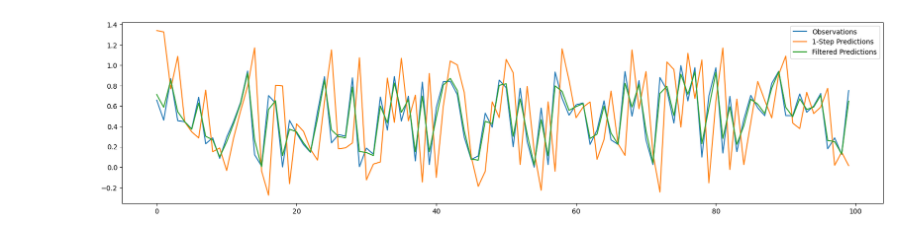
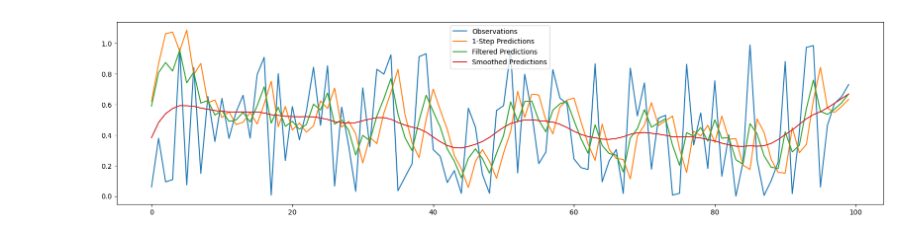
Before and after one commit to Lepecin/dlm_dissertation, a Jupyter notebook: test.ipynb, the cells around one changed output. Drawn from its saved outputs; the diff is of its cells as text; code cells hidden in the pictures.

Commit message:
Add smoother

```diff
--- a/test.ipynb
+++ b/test.ipynb
@@ -17,35 +17,32 @@ n0.covariance = rand_nnd(p, 1)
 b_e = numpy.zeros((p, n)) # p by n
 b_p = numpy.zeros((m, n)) # m by n
 
-a_e = numpy.array([[1,1,1],[0,1,0],[0,0,1]]) # p by p
+a_e = numpy.array([[1,1,0],[0,1,0],[0,0,1]]) # p by p
 a_p = numpy.array([[1,0,0]]) # m by p
 
-v_e = numpy.eye(p)
-v_p = numpy.eye(m)
+v_e = numpy.eye(p) * 1
+v_p = numpy.eye(m) * 100
 
 
 tp: "TransitionDensity" = TransitionDensity(b_p, a_p, v_p)
 
-
 te: "TransitionDensity" = TransitionDensity(b_e, a_e, v_e)
 # %%
 period: "int" = 100
 
 filtered_states: "List[NormalModel]" = [n0]
 evolved_states: "List[NormalModel]" = list()
-smoothed_states: "List[NormalModel]" = list()
 
 filtered_spaces: "List[NormalModel]" = list()
 evolved_spaces: "List[NormalModel]" = list()
 observed_spaces: "List[NormalModel]" = list()
-smoothed_spaces: "List[NormalModel]" = list()
 
 smoothers: "List[TransitionDensity]" = list()
 
+# Forward pass
 for _ in range(period):
 
     nf1 = filtered_states[-1]
-    te.weights[0,2] = 1 #nf1.mean[1,0]
     ne1, ts = transmutator(nf1, te)
     ne2, tf = transmutator(ne1, tp)
     no2 = rand_obs((m,n))
@@ -58,6 +55,23 @@ for _ in range(period):
     observed_spaces.append(no2)
     filtered_states.append(nf1)
     filtered_spaces.append(nf2)
+# %%
+smoothed_states: "List[NormalModel]" = [filtered_states[-1]]
+smoothed_spaces: "List[NormalModel]" = list()
+
+# Backward pass
+for i in range(period):
+
+    ns1 = smoothed_states[-1]
+    ts = smoothers[-1-i]
+    ns2 = transmutator(ns1, tp, True)
+    ns1 = transmutator(ns1, ts, True)
+
+    smoothed_states.append(ns1)
+    smoothed_spaces.append(ns2)
+
+smoothed_states = [smoothed_states[-1-i] for i in range(period)]
+smoothed_spaces = [smoothed_spaces[-1-i] for i in range(period)]
 # %%
 def model_extract(model_list: "List[NormalModel]") -> "Generator[float]":
     for model in model_list:
@@ -65,14 +79,16 @@ def model_extract(model_list: "List[NormalModel]") -> "Generator[float]":
 # %%
 fig, ax = plt.subplots()
 x_data = list(range(period))
 y1_data = list(model_extract(observed_spaces))
 y2_data = list(model_extract(evolved_spaces))
 y3_data = list(model_extract(filtered_spaces))
+y4_data = list(model_extract(smoothed_spaces))
 ax.plot(x_data, y1_data, label="Observations")
 ax.plot(x_data, y2_data, label="1-Step Predictions")
 ax.plot(x_data, y3_data, label="Filtered Predictions")
+ax.plot(x_data, y4_data, label="Smoothed Predictions")
 ax.legend()
 fig.set_figwidth(20)
 plt.show()
 # %% [output]
-[figure, old version]
+[figure, new version]
```
